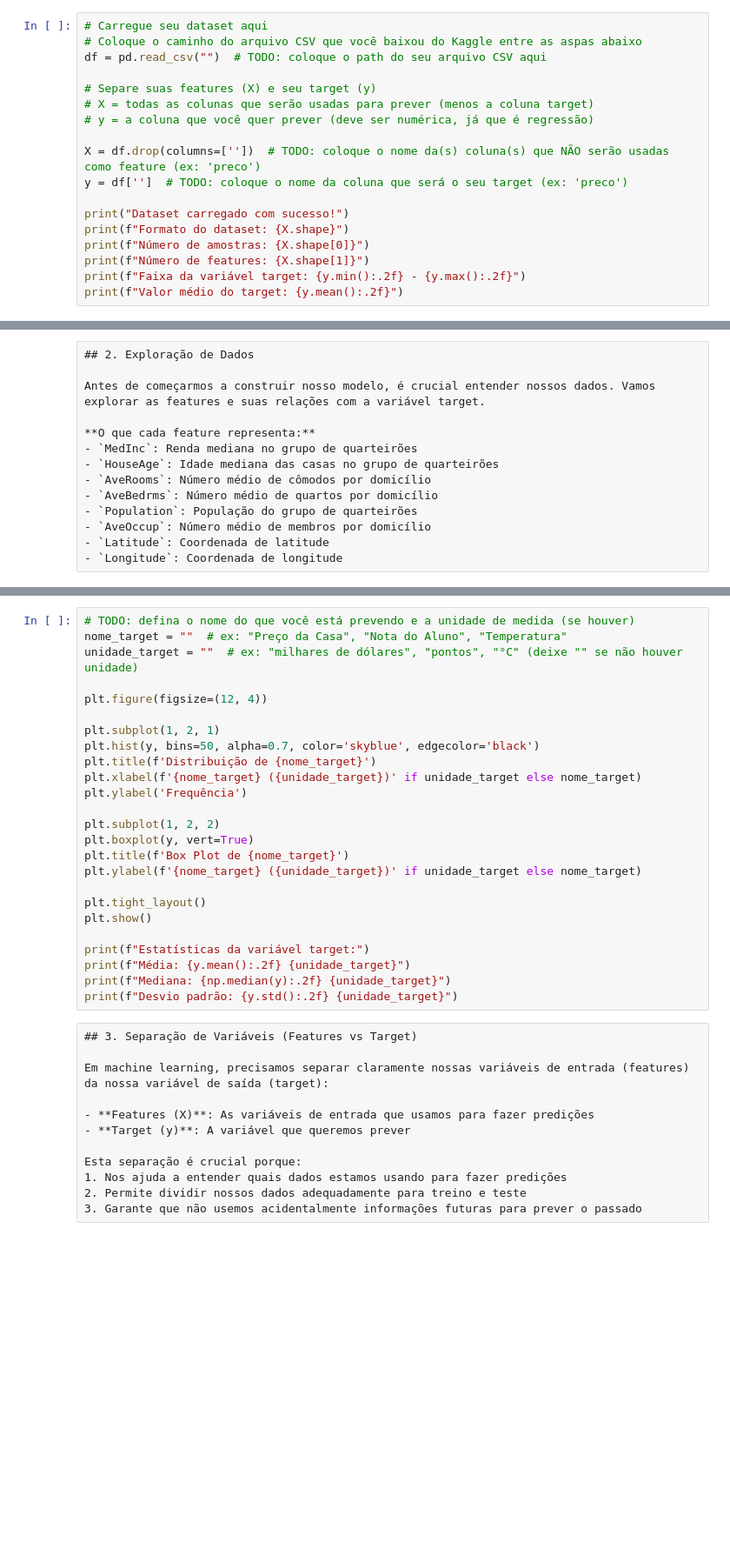
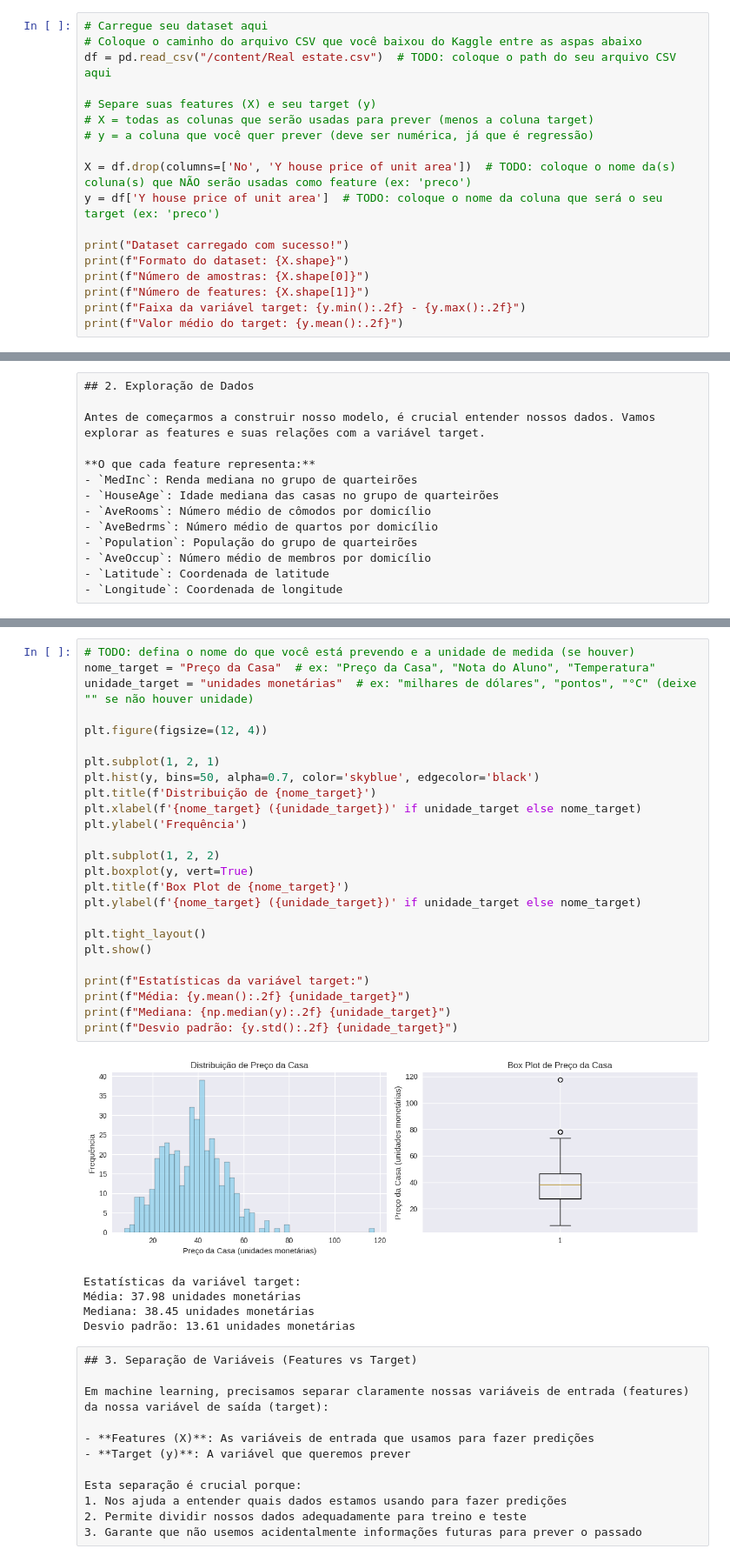
Before and after one commit to Walisson-Sales/Atividade-de-Machine-Learning-Regressao, a Jupyter notebook: NotebookRegressao.ipynb, the cells around one changed output, grey strips where cells are left out. Shown at 87% size. Saved outputs shown, nothing was run; the diff lists cells and outputs as text; blank space fills up the shorter version.

```diff
--- a/NotebookRegressao.ipynb
+++ b/NotebookRegressao.ipynb
@@ -64,14 +69,14 @@ print("Versão do Scikit-learn:", sklearn.__version__)
 # %%
 # Carregue seu dataset aqui
 # Coloque o caminho do arquivo CSV que você baixou do Kaggle entre as aspas abaixo
-df = pd.read_csv("")  # TODO: coloque o path do seu arquivo CSV aqui
+df = pd.read_csv("/content/Real estate.csv")  # TODO: coloque o path do seu arquivo CSV aqui
 
 # Separe suas features (X) e seu target (y)
 # X = todas as colunas que serão usadas para prever (menos a coluna target)
 # y = a coluna que você quer prever (deve ser numérica, já que é regressão)
 
-X = df.drop(columns=[''])  # TODO: coloque o nome da(s) coluna(s) que NÃO serão usadas como feature (ex: 'preco')
-y = df['']  # TODO: coloque o nome da coluna que será o seu target (ex: 'preco')
+X = df.drop(columns=['No', 'Y house price of unit area'])  # TODO: coloque o nome da(s) coluna(s) que NÃO serão usadas como feature (ex: 'preco')
+y = df['Y house price of unit area']  # TODO: coloque o nome da coluna que será o seu target (ex: 'preco')
 
 print("Dataset carregado com sucesso!")
 print(f"Formato do dataset: {X.shape}")
@@ -112,28 +171,34 @@ print(f"Valores ausentes no target: {pd.isnull(y).sum()}")
 # %%
 # TODO: defina o nome do que você está prevendo e a unidade de medida (se houver)
-nome_target = ""  # ex: "Preço da Casa", "Nota do Aluno", "Temperatura"
-unidade_target = ""  # ex: "milhares de dólares", "pontos", "°C" (deixe "" se não houver unidade)
+nome_target = "Preço da Casa"  # ex: "Preço da Casa", "Nota do Aluno", "Temperatura"
+unidade_target = "unidades monetárias"  # ex: "milhares de dólares", "pontos", "°C" (deixe "" se não houver unidade)
 
 plt.figure(figsize=(12, 4))
 
 plt.subplot(1, 2, 1)
 plt.hist(y, bins=50, alpha=0.7, color='skyblue', edgecolor='black')
 plt.title(f'Distribuição de {nome_target}')
 plt.xlabel(f'{nome_target} ({unidade_target})' if unidade_target else nome_target)
 plt.ylabel('Frequência')
 
 plt.subplot(1, 2, 2)
 plt.boxplot(y, vert=True)
 plt.title(f'Box Plot de {nome_target}')
 plt.ylabel(f'{nome_target} ({unidade_target})' if unidade_target else nome_target)
 
 plt.tight_layout()
 plt.show()
 
 print(f"Estatísticas da variável target:")
 print(f"Média: {y.mean():.2f} {unidade_target}")
 print(f"Mediana: {np.median(y):.2f} {unidade_target}")
 print(f"Desvio padrão: {y.std():.2f} {unidade_target}")
+# %% [output]
+[figure, added]
+Estatísticas da variável target:
+Média: 37.98 unidades monetárias
+Mediana: 38.45 unidades monetárias
+Desvio padrão: 13.61 unidades monetárias
 # %% [raw]
 ## 3. Separação de Variáveis (Features vs Target)
 
```
Also changed, not shown: parts of 17 cells of this notebook.
